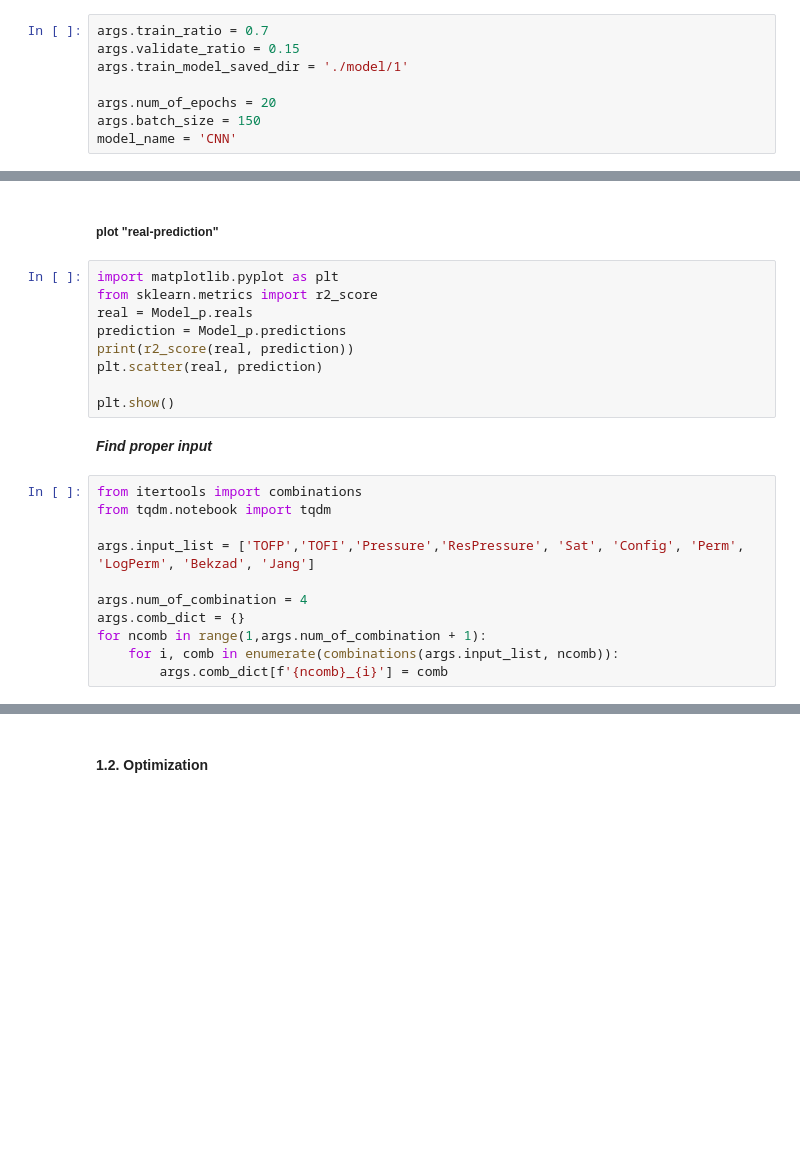
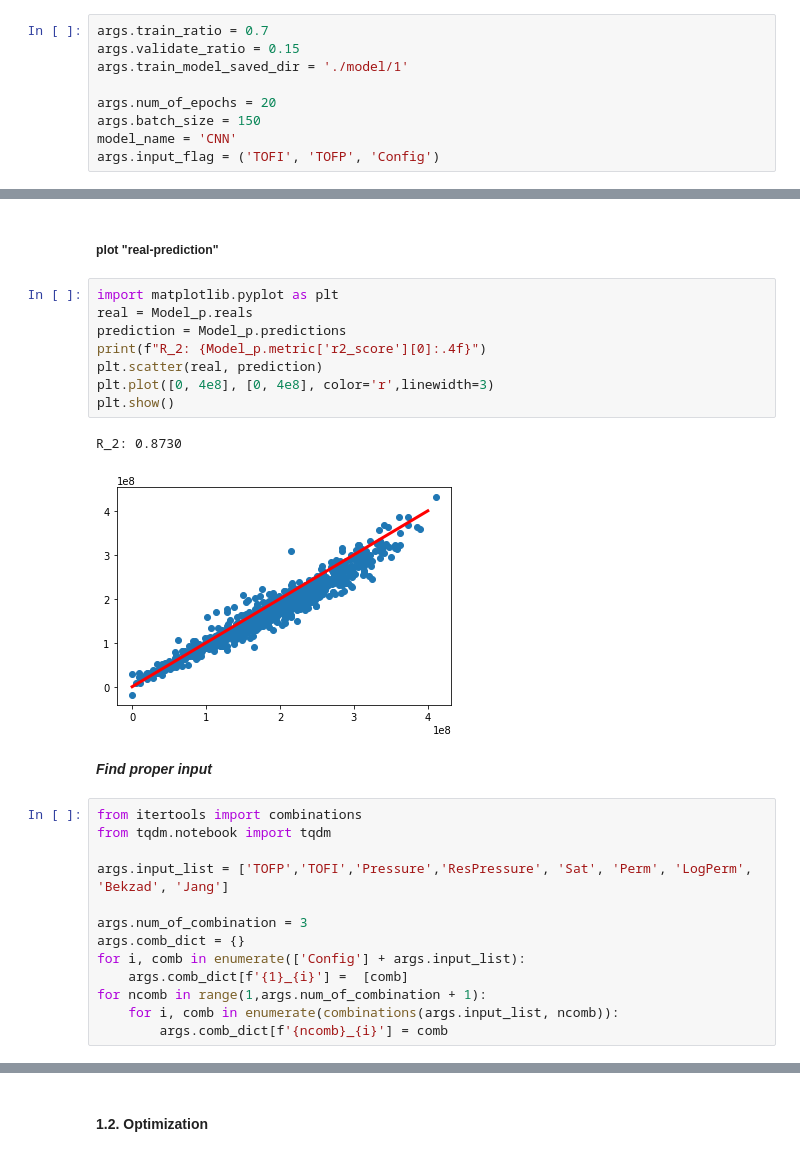
Before and after one commit to Woogie-Kim/sequential-FDP-proxy-python, a Jupyter notebook: main.ipynb, the cells around one changed output, grey strips where cells are left out. Saved outputs shown, nothing was run; the diff lists cells and outputs as text; blank space fills up the shorter version.

```diff
--- a/main.ipynb
+++ b/main.ipynb
@@ -178,6 +178,7 @@ args.train_model_saved_dir = './model/1'
 args.num_of_epochs = 20
 args.batch_size = 150
 model_name = 'CNN'
+args.input_flag = ('TOFI', 'TOFP', 'Config')
 # %%
 Model_p = ProxyModel(args, samples_p, model_name=model_name)
 # if os.path.exists(f'{Model_p.saved_dir}/saved_model.pth'):
@@ -196,23 +210,27 @@ KeyboardInterrupt:
 ##### plot "real-prediction"
 # %%
 import matplotlib.pyplot as plt
-from sklearn.metrics import r2_score
 real = Model_p.reals
 prediction = Model_p.predictions
-print(r2_score(real, prediction))
+print(f"R_2: {Model_p.metric['r2_score'][0]:.4f}")
 plt.scatter(real, prediction)
-
+plt.plot([0, 4e8], [0, 4e8], color='r',linewidth=3)
 plt.show()
+# %% [output]
+R_2: 0.8730
+[figure, added]
 # %% [markdown]
 <b><i>Find proper input</b></i>
 # %%
 from itertools import combinations
 from tqdm.notebook import tqdm
 
-args.input_list = ['TOFP','TOFI','Pressure','ResPressure', 'Sat', 'Config', 'Perm', 'LogPerm', 'Bekzad', 'Jang']
+args.input_list = ['TOFP','TOFI','Pressure','ResPressure', 'Sat', 'Perm', 'LogPerm', 'Bekzad', 'Jang']
 
-args.num_of_combination = 4
+args.num_of_combination = 3
 args.comb_dict = {}
+for i, comb in enumerate(['Config'] + args.input_list):
+    args.comb_dict[f'{1}_{i}'] =  [comb]
 for ncomb in range(1,args.num_of_combination + 1):
     for i, comb in enumerate(combinations(args.input_list, ncomb)):
         args.comb_dict[f'{ncomb}_{i}'] = comb
```
Also changed, not shown: parts of 2 cells of this notebook, 3 other files.
